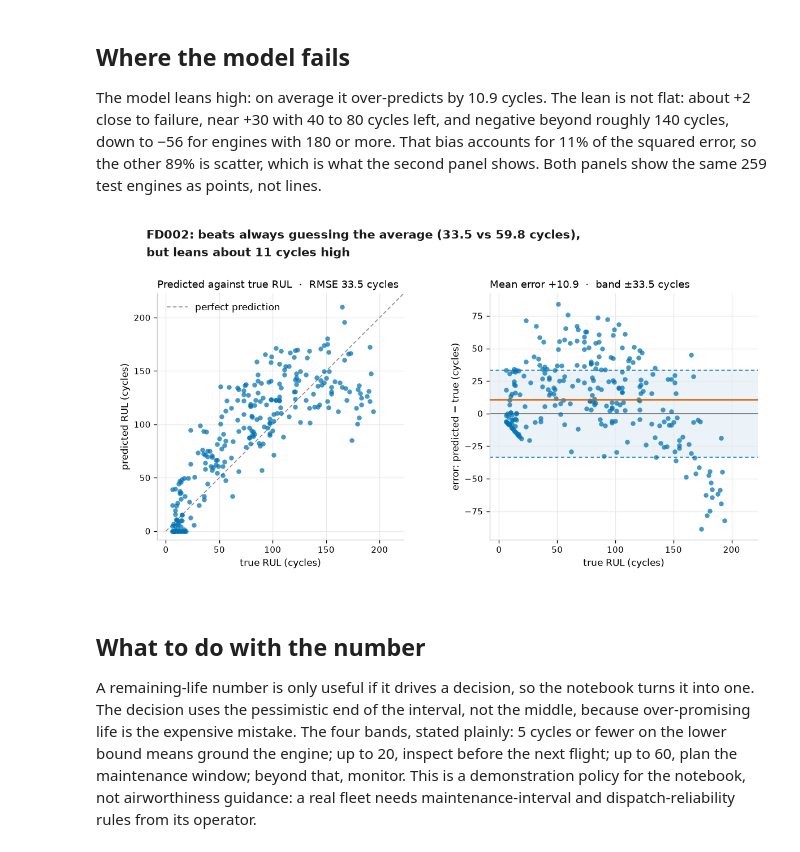
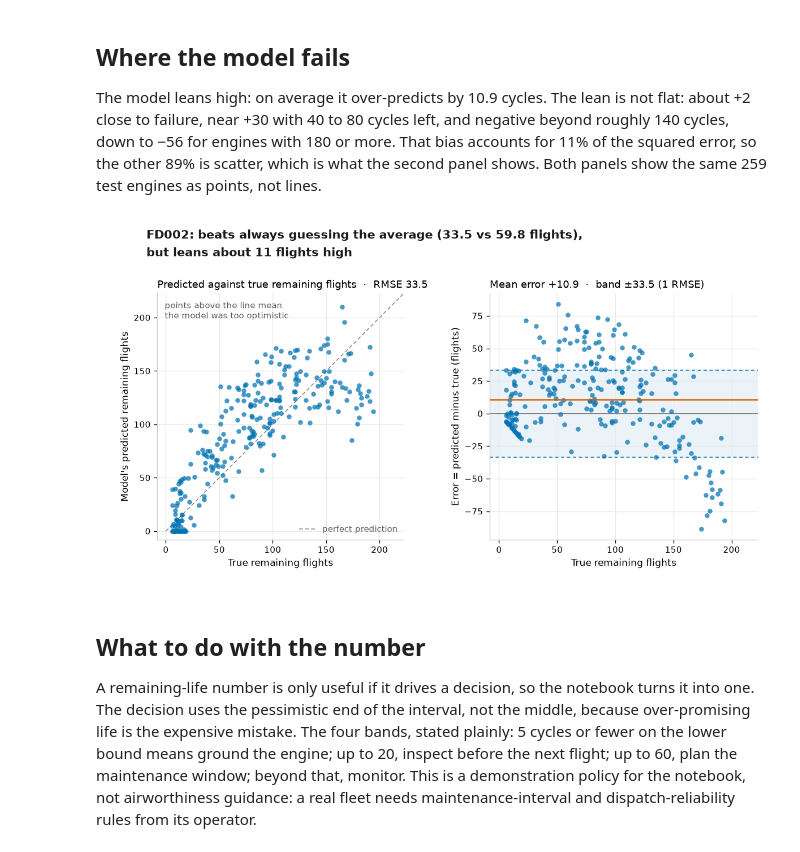
Before and after one commit to rafaa-sf/RULPTE, a Jupyter notebook: rul_prediction.ipynb, the cells around one changed output. Saved outputs shown, nothing was run; the diff lists cells and outputs as text; code cells hidden in the pictures.

```diff
--- a/rul_prediction.ipynb
+++ b/rul_prediction.ipynb
@@ -520,43 +576,48 @@ SPAN_PAD = 1.06  # room for the point at the top-right of the diagonal
 lo = -EDGE_PAD
 span = float(max(truth.max(), pred.max())) * SPAN_PAD
 y_lo, y_hi = float(err.min()) - EDGE_PAD, float(err.max()) + EDGE_PAD
 
 fig, (ax1, ax2) = plt.subplots(1, 2, figsize=STYLE["pair"], dpi=120)
 fig.subplots_adjust(left=LEFT, right=0.985, top=0.795, bottom=0.135, wspace=0.28)
 
 # Panel 1: the same point cloud the RMSE is computed on, against the perfect diagonal.
 ax1.plot([0, span], [0, span], color=STYLE["faint"], lw=1.0, ls=(0, (4, 2.4)),
          label="perfect prediction", zorder=1)
 ax1.scatter(truth, pred, s=26, color=STYLE["fall"], alpha=0.72, linewidths=0, zorder=2)
 ax1.set_xlim(lo, span)
 ax1.set_ylim(lo, span)
 ax1.set_aspect("equal", adjustable="box")
-ax1.set_xlabel("true RUL (cycles)")
-ax1.set_ylabel("predicted RUL (cycles)")
-ax1.set_title(f"Predicted against true RUL  ·  RMSE {rmse_test:.1f} cycles", loc="left")
-ax1.legend(loc="upper left", frameon=False, handlelength=2.2, borderaxespad=0.6)
+ax1.set_xlabel("True remaining flights")
+ax1.set_ylabel("Model's predicted remaining flights")
+ax1.set_title(f"Predicted against true remaining flights  ·  RMSE {rmse_test:.1f}", loc="left")
+# the point cloud hugs the diagonal, so the key to the line sits in the empty corner
+ax1.legend(loc="lower right", frameon=False, fontsize=STYLE["tag"],
+           handlelength=1.9, labelcolor=STYLE["muted"], borderaxespad=0.3)
+ax1.annotate("points above the line mean\nthe model was too optimistic",
+             xy=(0.03, 0.97), xycoords="axes fraction", ha="left", va="top",
+             fontsize=STYLE["tag"], color=STYLE["muted"])
 ax1.set_axisbelow(True)
 
 # Panel 2: error only. Dashed band = the scored RMSE, orange line = the lean.
 ax2.axhspan(-rmse_test, rmse_test, color=STYLE["fall"], alpha=0.08, lw=0, zorder=0)
 for edge in (-rmse_test, rmse_test):
     ax2.axhline(edge, color=STYLE["fall"], lw=0.9, ls=(0, (4, 3)), zorder=1)
 ax2.axhline(0, color=STYLE["rule"], lw=1.0, zorder=1)
 ax2.axhline(bias, color=STYLE["rise"], lw=1.5, zorder=3)
 ax2.scatter(truth, err, s=26, color=STYLE["fall"], alpha=0.72, linewidths=0, zorder=2)
 ax2.set_xlim(lo, span)
 ax2.set_ylim(y_lo, y_hi)
-ax2.set_xlabel("true RUL (cycles)")
-ax2.set_ylabel("error: predicted − true (cycles)")
-ax2.set_title(f"Mean error {bias:+.1f}  ·  band ±{rmse_test:.1f} cycles", loc="left")
+ax2.set_xlabel("True remaining flights")
+ax2.set_ylabel("Error = predicted minus true (flights)")
+ax2.set_title(f"Mean error {bias:+.1f}  ·  band ±{rmse_test:.1f} (1 RMSE)", loc="left")
 ax2.set_axisbelow(True)
 
-fig.suptitle(f"FD002: beats always guessing the average ({rmse_test:.1f} vs {baseline_test:.1f} cycles),\n"
-             f"but leans about {bias:.0f} cycles high",
+fig.suptitle(f"FD002: beats always guessing the average ({rmse_test:.1f} vs {baseline_test:.1f} flights),\n"
+             f"but leans about {bias:.0f} flights high",
              x=LEFT, y=0.975, va="top", ha="left", linespacing=1.5,
              fontsize=12.5, fontweight="bold", color=STYLE["ink"])
 # %% [output]
-[figure, old version]
+[figure, new version]
 # %% [markdown]
 ## What to do with the number
 
```
Also changed, not shown: parts of 3 cells of this notebook, 4 other files.
